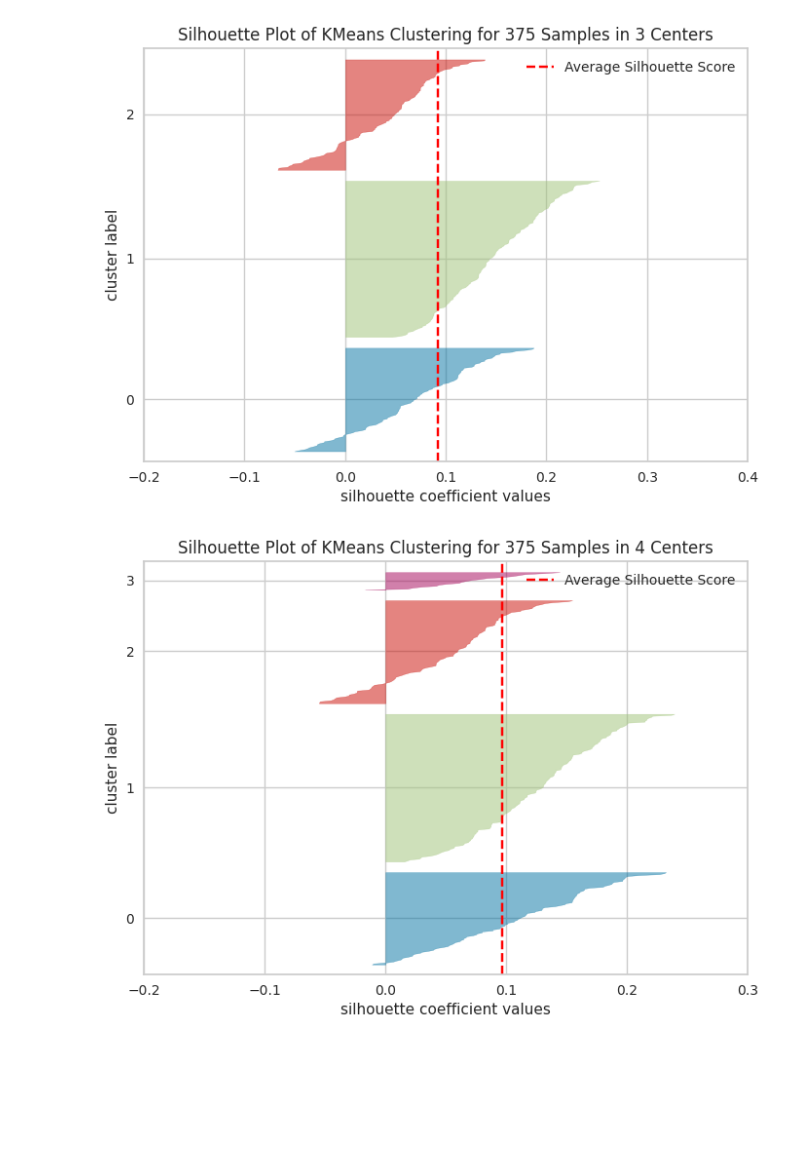
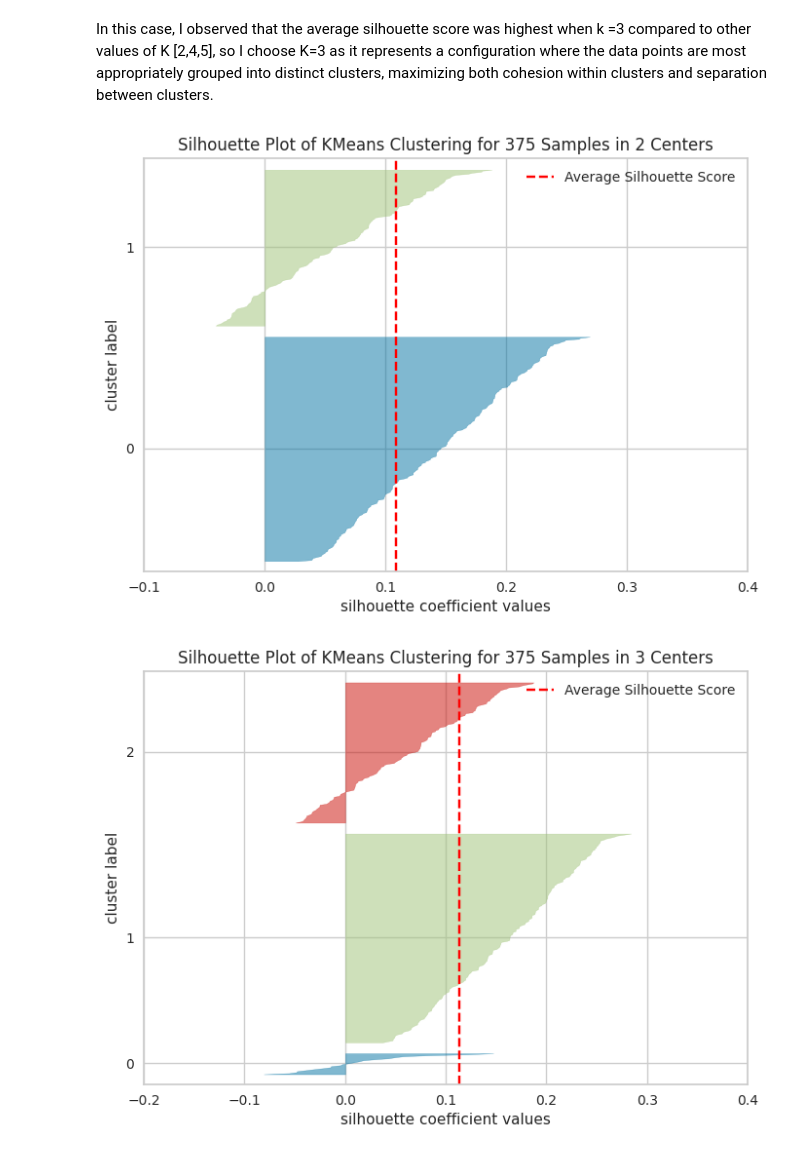
Before and after one commit to randalbarqan/IT326, a Jupyter notebook: Clustring.ipynb, the cells around one changed output. Cells and saved outputs as stored; diff of their text form; code cells hidden in the pictures; blank space fills up the shorter version.

```diff
--- a/Clustring.ipynb
+++ b/Clustring.ipynb
@@ -13,4 +13,5 @@ from yellowbrick.cluster import SilhouetteVisualizer
 import seaborn as sns
 from sklearn.preprocessing import StandardScaler
 # %%
- df = pd.read_csv('preprocessed_Diabetes.csv')
+ df = pd.read_csv('processed_Data.csv')
+df.head()
@@ -43,9 +53,9 @@ scaled dara frame
 np.random.seed(42)
 # %%
 inertia_values = []
-k_value = range(1,11)
-for k in k_value :
-    Kmeans = KMeans(n_clusters = k,random_state = 42 ,n_init=10)
+k_values = [2,3,4,5]
+for k in k_values :
+    Kmeans= make_pipeline(StandardScaler(),KMeans(n_clusters = k,random_state = 42 ,n_init=10))
     k_result =Kmeans.fit(df_scaled)
-    inertia_values.append(Kmeans.inertia_)
+    inertia_values.append(Kmeans.named_steps['kmeans'].inertia_)
 # %%
@@ -61,6 +73,6 @@ plt.show()
 # %%
 # Perform k-means clustering with different values of k
-k_values = range(2,11)
+k_values = [2,3,4,5]
 silhouette_avg_values = []
 for k in k_values:
   kmeans = KMeans(n_clusters=k, random_state=42,n_init=10 )
@@ -81,11 +93,13 @@ plt.show()
+# %% [markdown]
+In this case, I observed that the average silhouette score was highest when k =3 compared to other values of K [2,4,5], so I choose  K=3 as it represents a configuration where the data points are most appropriately grouped into distinct clusters, maximizing both cohesion within clusters and separation between clusters.
 # %%
-k_values = range(3,7)
+k_values = [2,3,4,5]
 for k in k_values:
   kmeans = KMeans(n_clusters=k, random_state=42,n_init=10 )
   kmeans_result = kmeans.fit(df_scaled)
   visualizer = SilhouetteVisualizer(kmeans, colors = 'yellowbrick')
   visualizer.fit(df_scaled)
   visualizer.show()
 # %% [output]
-[figure, old version]
+[figure, new version]
-[figure, old version]
+[figure, new version]
```
Also changed, not shown: parts of 8 cells of this notebook.
